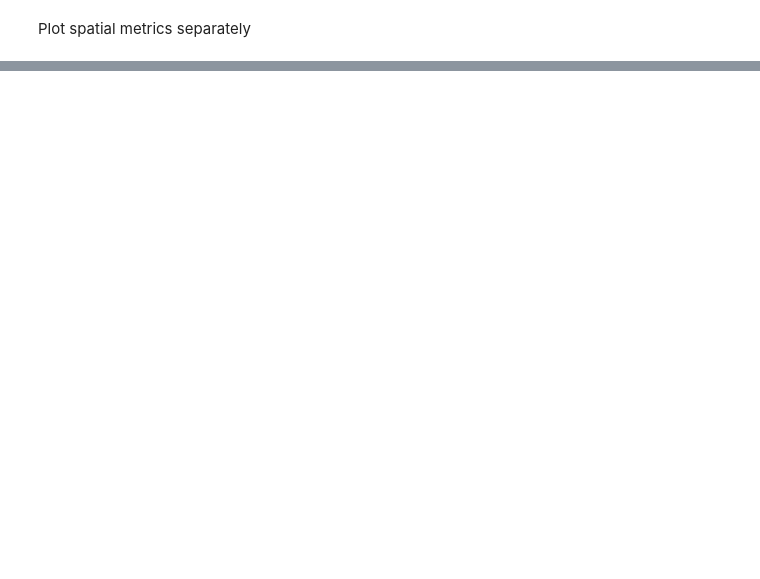
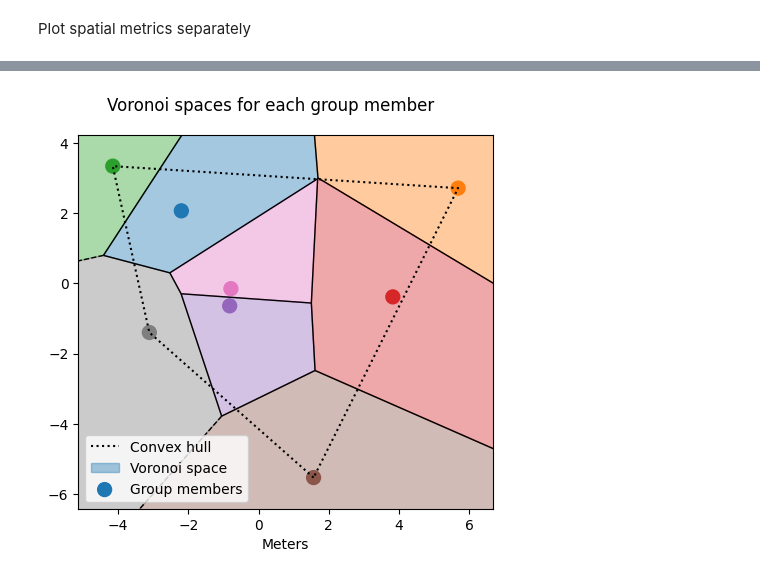
Before and after one commit to Tufts-University/FLOCK, a Jupyter notebook: Tutorials/Spatial-Metrics.ipynb, the cells around one changed output, grey strips where cells are left out. Cells and saved outputs as stored; diff of their text form; code cells hidden in the pictures; blank space fills up the shorter version.

```diff
--- a/Tutorials/Spatial-Metrics.ipynb
+++ b/Tutorials/Spatial-Metrics.ipynb
@@ -99,0 +130,28 @@ Plot spatial metrics separately
+# %%
+
+fig = voronoi_plot_2d(vor, ax=plt.gca(), point_size=0, show_vertices=False, c = [color_dictionary[n] for n in names])
+
+plt.scatter([p[0] for p in points], [p[1] for p in points], c = [color_dictionary[n] for n in names], s=100, label='Group members')
+
+
+x,y = mask.exterior.xy
+plt.plot(x,y, label='Convex hull', ls=':', c='k')#, alpha=0.5)
+
+for r, n in zip(regions, names):
+    x,y = Polygon(vertices[r]).exterior.xy
+    if n==names[0]:
+        plt.fill(x,y, c=color_dictionary[n], alpha=0.4, label='Voronoi space')
+    else:
+        plt.fill(x,y, c=color_dictionary[n], alpha=0.4)
+
+
+
+plt.legend(loc='lower left')
+
+plt.xlabel('Meters')
+
+plt.suptitle('Voronoi spaces for each group member')
+plt.tight_layout()
+plt.gca().set_aspect(1)
+# %% [output]
+[figure, added]
```
Also changed, not shown: parts of 4 cells of this notebook, 1 other file.
